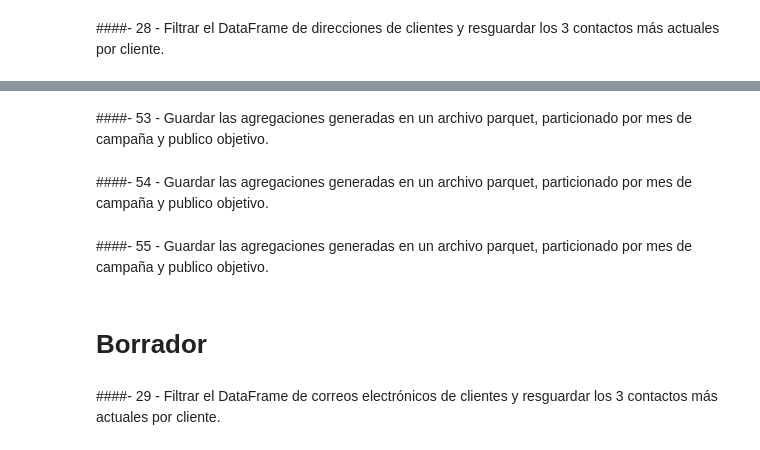
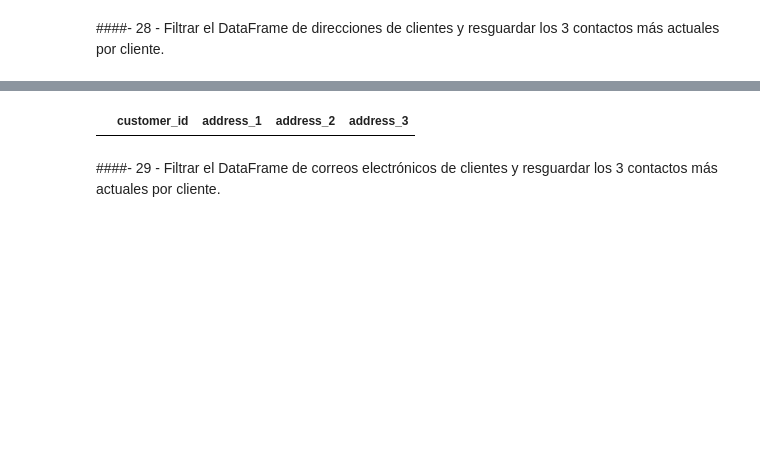
Before and after one commit to iGhostlp/Albus, a Jupyter notebook: Proyecto_BBVA.ipynb, the cells around one changed output, grey strips where cells are left out. Drawn from its saved outputs; the diff is of its cells as text; code cells hidden in the pictures; blank space fills up the shorter version.

```diff
--- a/Proyecto_BBVA.ipynb
+++ b/Proyecto_BBVA.ipynb
@@ -211,8 +197,0 @@ df_pivot_address = df_pivot_ad.selectExpr('customer_id', 'last_3_changes_list[0]
-# %% [markdown]
-####- 53 - Guardar las agregaciones generadas en un archivo parquet, particionado por mes de campaña y publico objetivo.
-# %% [markdown]
-####- 54 - Guardar las agregaciones generadas en un archivo parquet, particionado por mes de campaña y publico objetivo.
-# %% [markdown]
-####- 55 - Guardar las agregaciones generadas en un archivo parquet, particionado por mes de campaña y publico objetivo.
-# %% [markdown]
-# Borrador
@@ -237,3 +198,8 @@ df_customer.show() # admission_date marital_status_type gender_type birth_date j
+# %%
+df_pivot_address = df_pivot_address.na.fill('---')
+df_pivot_address.toPandas()
+# %% [output]
+|  | customer_id | address_1 | address_2 | address_3 |
 # %% [markdown]
 ####- 29 - Filtrar el DataFrame de correos electrónicos de clientes  y resguardar los 3 contactos más actuales por cliente.
 # %%
```
Also changed, not shown: parts of 48 cells of this notebook.
